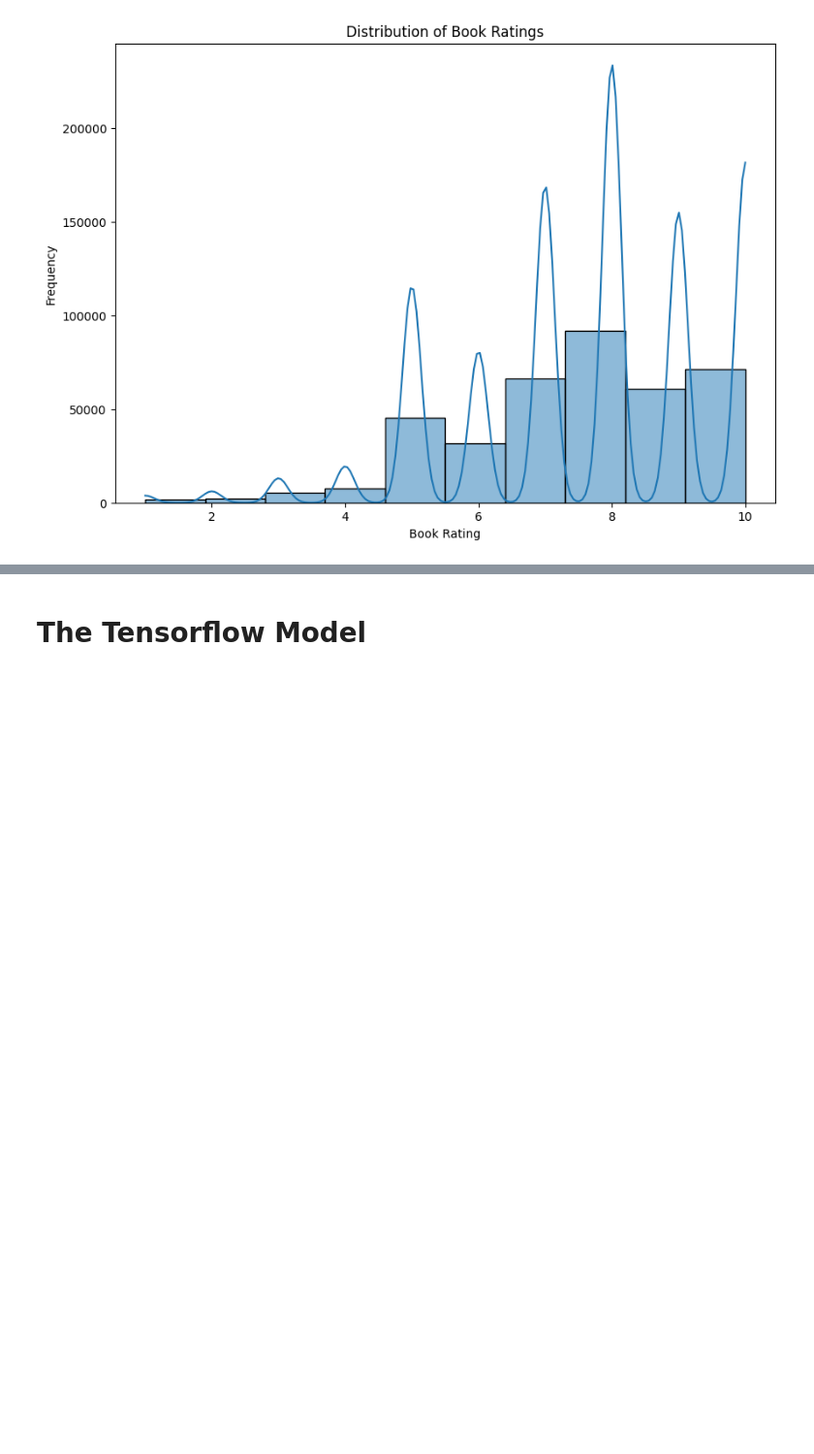
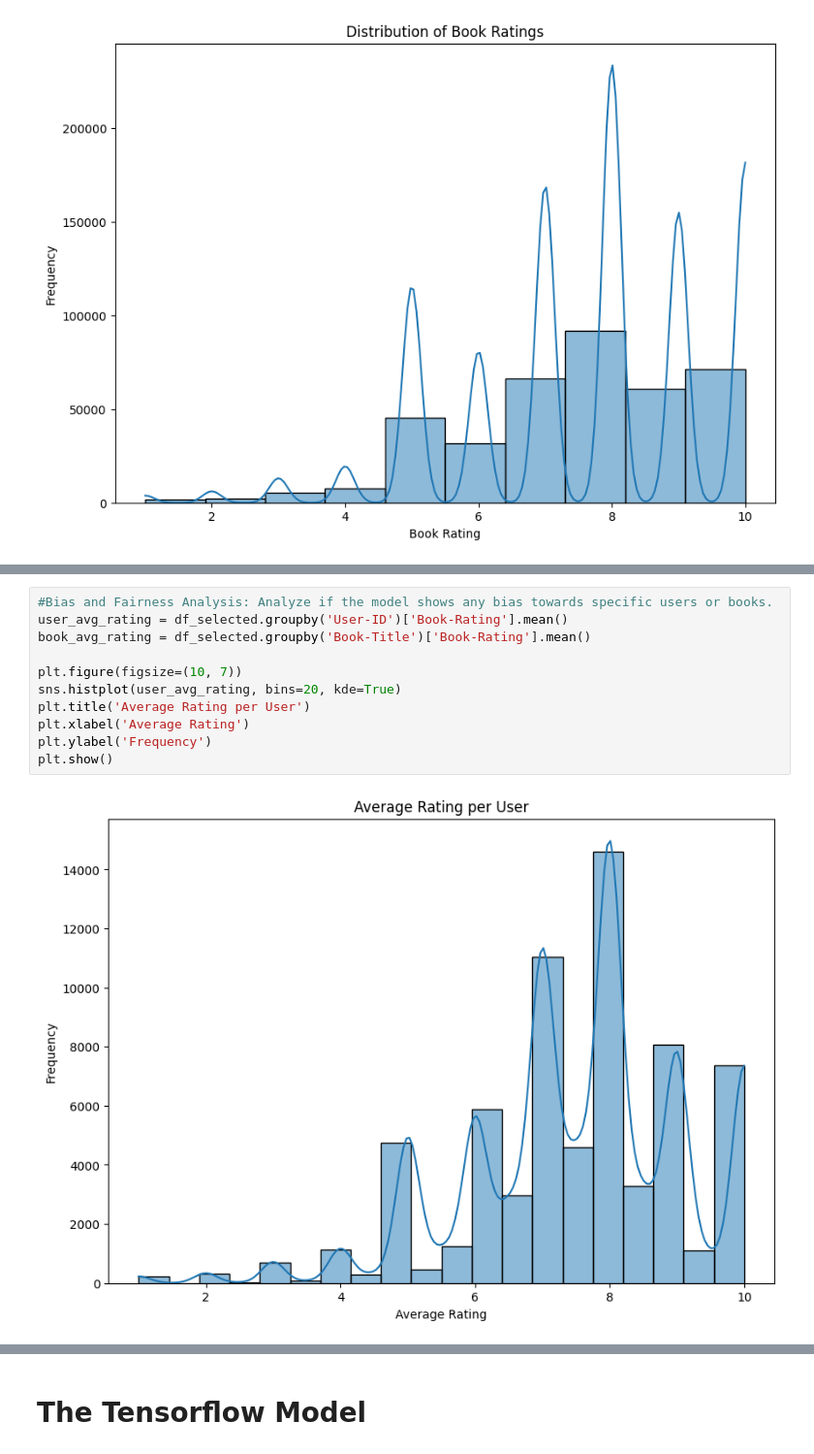
Before and after one commit to Marina-01/ComputingBooks, a Jupyter notebook: tensorflowrecommend.ipynb, the cells around one changed output, grey strips where cells are left out. Shown at 97% size. Saved outputs shown, nothing was run; the diff lists cells and outputs as text; blank space fills up the shorter version.

```diff
--- a/tensorflowrecommend.ipynb
+++ b/tensorflowrecommend.ipynb
@@ -114,0 +144,13 @@ plt.show()
+# %%
+#Bias and Fairness Analysis: Analyze if the model shows any bias towards specific users or books.
+user_avg_rating = df_selected.groupby('User-ID')['Book-Rating'].mean()
+book_avg_rating = df_selected.groupby('Book-Title')['Book-Rating'].mean()
+
+plt.figure(figsize=(10, 7))
+sns.histplot(user_avg_rating, bins=20, kde=True)
+plt.title('Average Rating per User')
+plt.xlabel('Average Rating')
+plt.ylabel('Frequency')
+plt.show()
+# %% [output]
+[figure, added]
```
Also changed, not shown: parts of 6 cells of this notebook.
